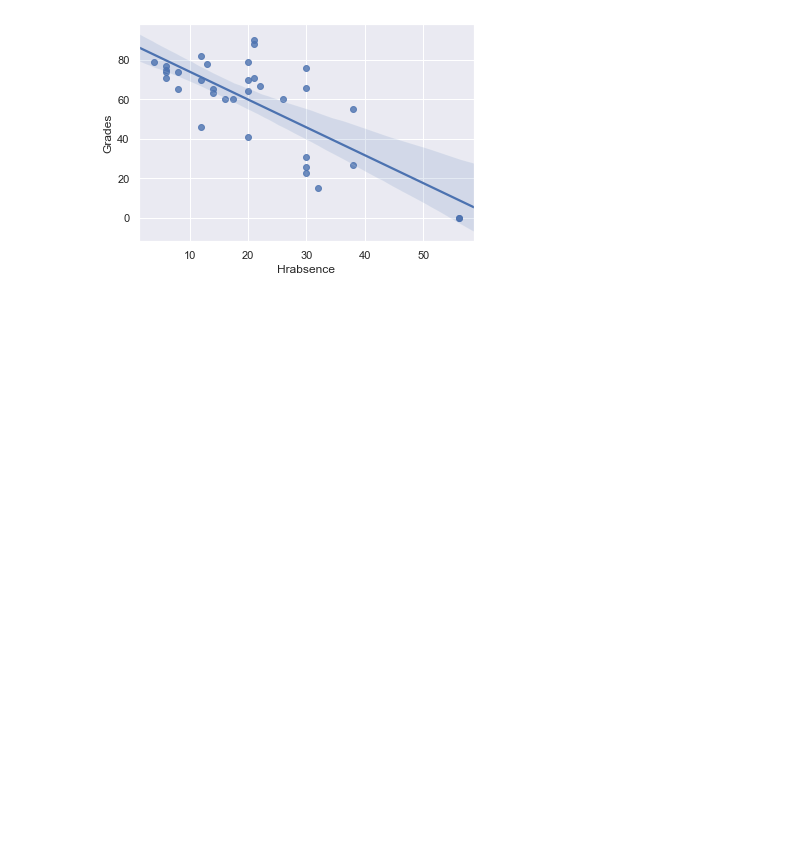
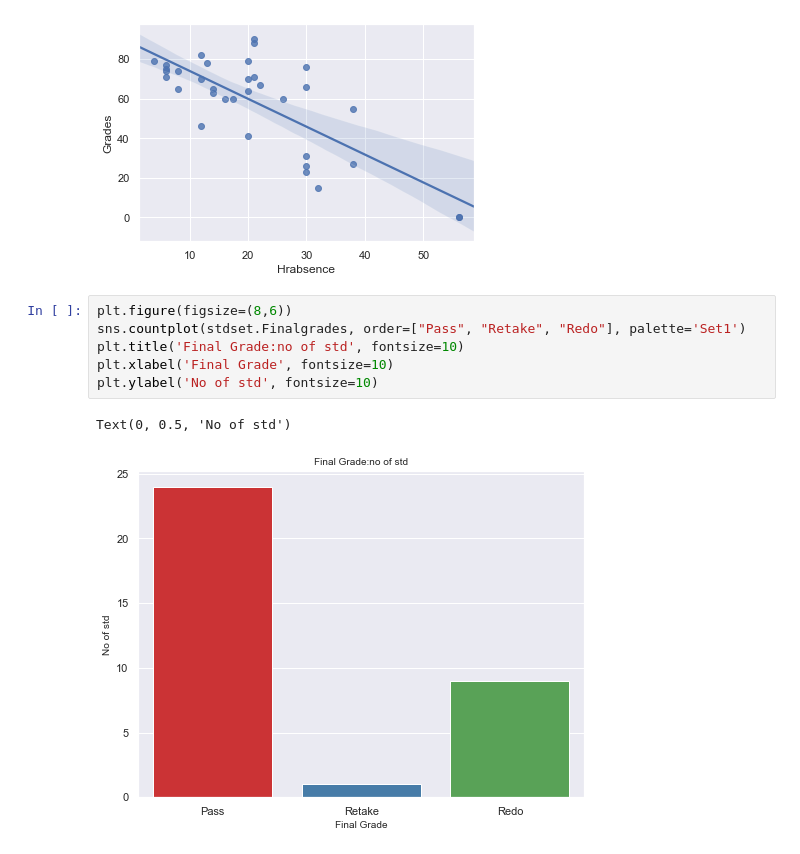
Before and after one commit to bayyaraghu/Usecase, a Jupyter notebook: Untitled1.ipynb, the cells around one changed output. Drawn from its saved outputs; the diff is of its cells as text; blank space fills up the shorter version.

```diff
--- a/Untitled1.ipynb
+++ b/Untitled1.ipynb
@@ -292,3 +293,12 @@ stdcon = sns.regplot(x='Consultations', y='Grades', data=stdset)
 stdhr = sns.regplot(x='Hrabsence', y='Grades', data=stdset)
 # %% [output]
 [figure]
+# %%
+plt.figure(figsize=(8,6))
+sns.countplot(stdset.Finalgrades, order=["Pass", "Retake", "Redo"], palette='Set1')
+plt.title('Final Grade:no of std', fontsize=10)
+plt.xlabel('Final Grade', fontsize=10)
+plt.ylabel('No of std', fontsize=10)
+# %% [output]
+Text(0, 0.5, 'No of std')
+[figure, added]
```
Also changed, not shown: parts of 24 cells of this notebook, 2 other files.
